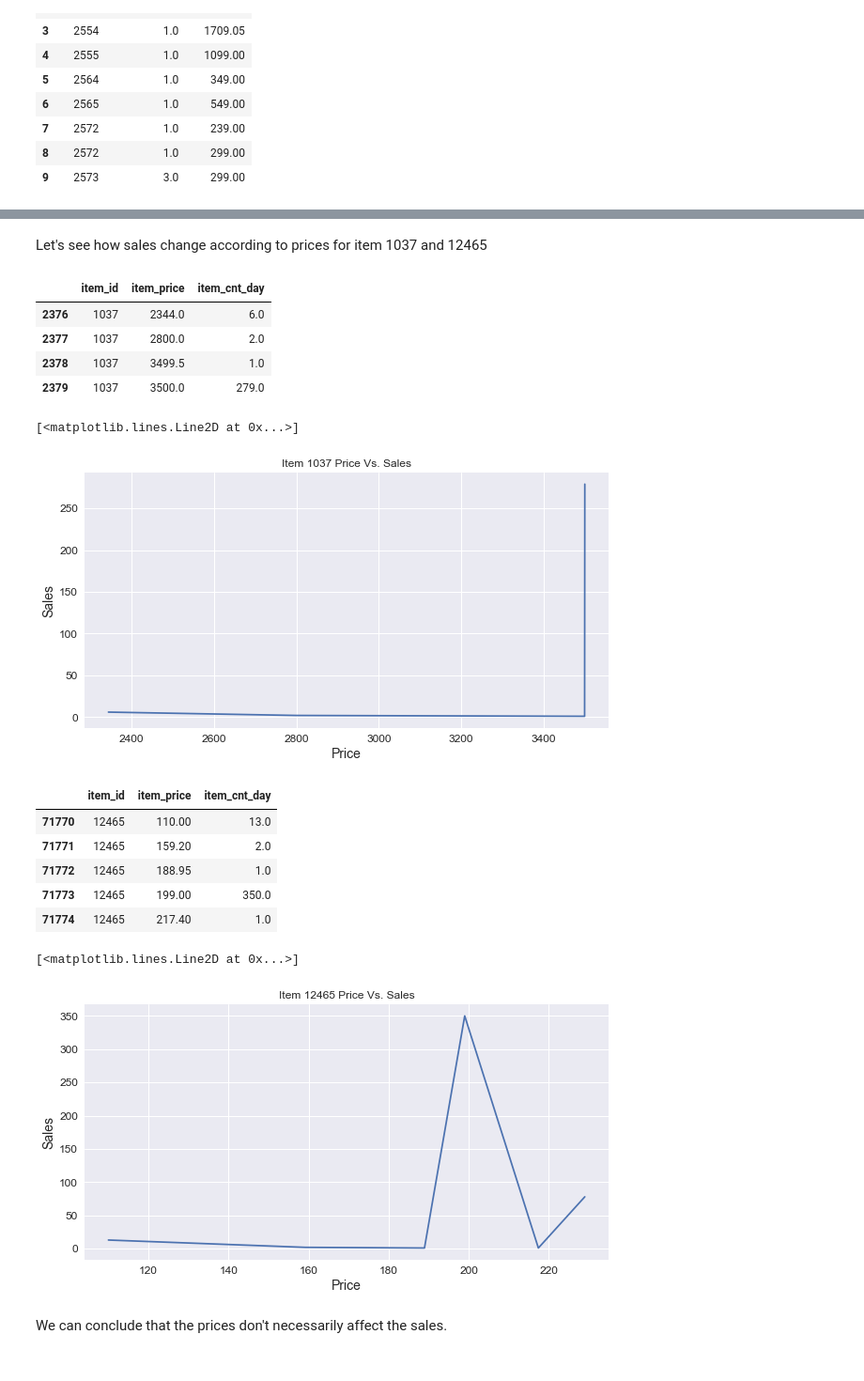
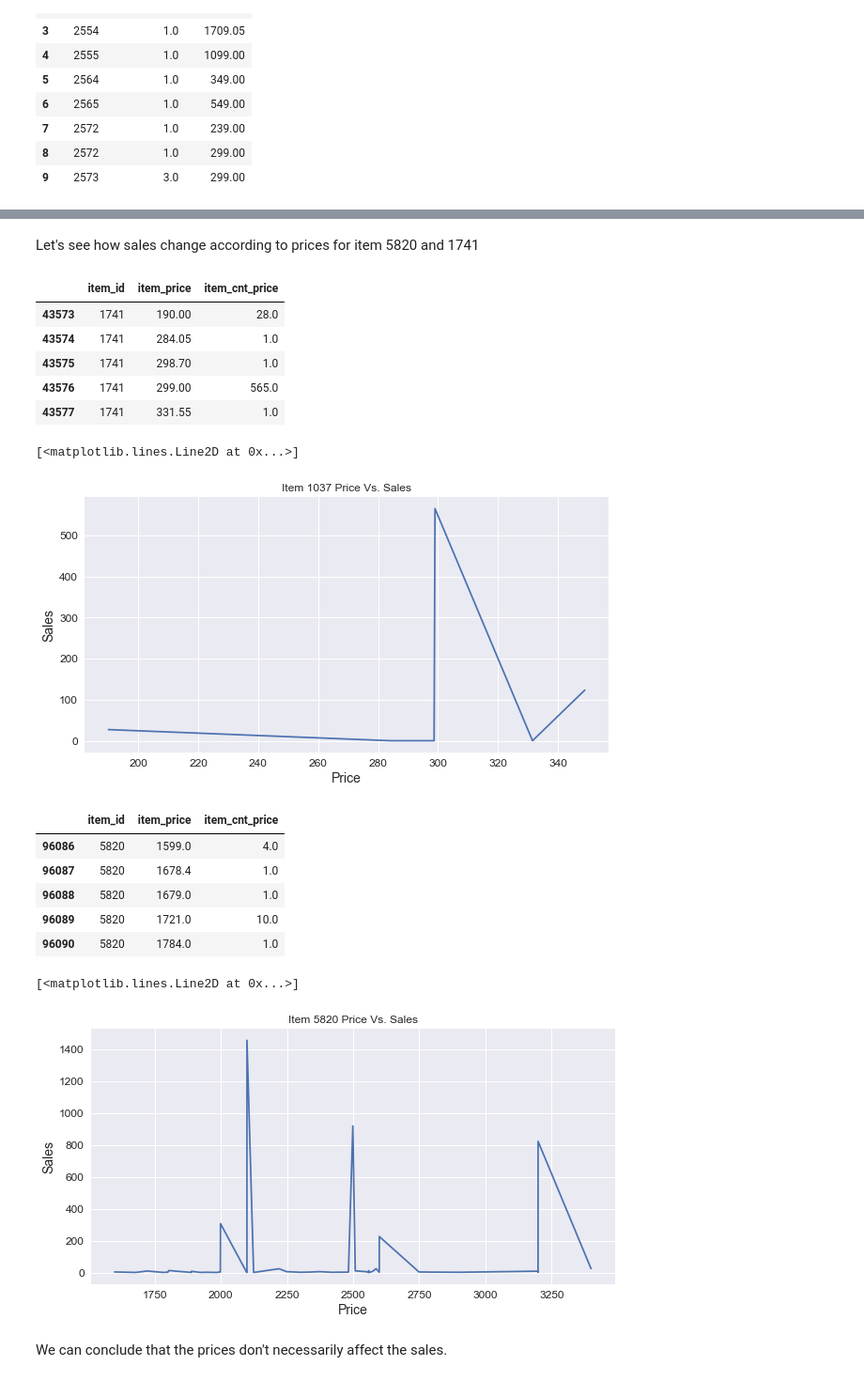
Before and after one commit to michael100824/Kaggle-Project, a Jupyter notebook: competitive-data-science-predict-future-sales/competitive-data-science-predict-future-sales.ipynb, the cells around one changed output, grey strips where cells are left out. Shown at 94% size. Saved outputs shown, nothing was run; the diff lists cells and outputs as text; code cells hidden in the pictures.

```diff
--- a/competitive-data-science-predict-future-sales/competitive-data-science-predict-future-sales.ipynb
+++ b/competitive-data-science-predict-future-sales/competitive-data-science-predict-future-sales.ipynb
@@ -200,6 +239,7 @@ Let's see how holiday affect the sales.
 # !pip install workalendar
 from workalendar.europe import Russia
 cal = Russia()
-new_train['Is_holiday'] = new_train['New_date'].apply(lambda x: cal.is_holiday(x))
-new_train.head()
+new_train['Is_holiday'] = new_train['date'].apply(lambda x: cal.is_holiday(x))
+True_False = {True: "1" ,False: "0"}
+new_train['In_holiday(binary)'] = new_train['Is_holiday'].apply(lambda x: True_False[x])
 # %% [output]
@@ -211,0 +254,6 @@ new_train.head()
+# %%
+# Convert id values to string# Convert id values
+new_train['shop_id']= new_train.shop_id.astype('str')
+new_train['item_id']= new_train.item_id.astype('str')
+
+new_train.head()
@@ -675,6 +738,6 @@ df_work3.head(10)
 | 8 | 2572 | 1.0 | 299.00 |
 | 9 | 2573 | 3.0 | 299.00 |
 # %%
-grouped_count_price = df_work3.groupby(['item_id','item_price']).agg(np.sum).reset_index()
+grouped_count_price = df_work3.groupby(['item_id','item_price']).agg(np.sum).reset_index().rename(columns = {'item_cnt_day':'item_cnt_price'})
 grouped_count_price.head(15)
 # %% [output]
@@ -697,44 +760,45 @@ grouped_count_price.head(15)
 # %% [markdown]
-Let's see how sales change according to prices for item 1037 and 12465
+Let's see how sales change according to prices for item 5820 and 1741
 # %%
-df_item1037 = grouped_count_price[grouped_count_price['item_id'] == 1037]
-df_item1037.head()
+df_item1741 = grouped_count_price[grouped_count_price['item_id'] == '1741']
+df_item1741.head()
 # %% [output]
-|  | item_id | item_price | item_cnt_day |
-| 2376 | 1037 | 2344.0 | 6.0 |
-| 2377 | 1037 | 2800.0 | 2.0 |
-| 2378 | 1037 | 3499.5 | 1.0 |
-| 2379 | 1037 | 3500.0 | 279.0 |
+|  | item_id | item_price | item_cnt_price |
+| 43573 | 1741 | 190.00 | 28.0 |
+| 43574 | 1741 | 284.05 | 1.0 |
+| 43575 | 1741 | 298.70 | 1.0 |
+| 43576 | 1741 | 299.00 | 565.0 |
+| 43577 | 1741 | 331.55 | 1.0 |
 # %%
-# plot the item 1037 price over 3 years
+# plot the item 1741 price vs sales over 3 years
 plt.figure(figsize=(10,5))
 plt.title('Item 1037 Price Vs. Sales')
 plt.xlabel('Price')
 plt.ylabel('Sales')
-plt.plot(df_item1037["item_price"],df_item1037["item_cnt_day"])
+plt.plot(df_item1741["item_price"],df_item1741["item_cnt_price"])
 # %% [output]
 [<matplotlib.lines.Line2D at 0x...>]
-[figure, old version]
+[figure, new version]
 # %%
-df_item12465 = grouped_count_price[grouped_count_price['item_id'] == 12465]
-df_item12465.head()
+df_item5820 = grouped_count_price[grouped_count_price['item_id'] == '5820']
+df_item5820.head()
 # %% [output]
-|  | item_id | item_price | item_cnt_day |
-| 71770 | 12465 | 110.00 | 13.0 |
-| 71771 | 12465 | 159.20 | 2.0 |
-| 71772 | 12465 | 188.95 | 1.0 |
-| 71773 | 12465 | 199.00 | 350.0 |
-| 71774 | 12465 | 217.40 | 1.0 |
+|  | item_id | item_price | item_cnt_price |
+| 96086 | 5820 | 1599.0 | 4.0 |
+| 96087 | 5820 | 1678.4 | 1.0 |
+| 96088 | 5820 | 1679.0 | 1.0 |
+| 96089 | 5820 | 1721.0 | 10.0 |
+| 96090 | 5820 | 1784.0 | 1.0 |
 # %%
-# plot the item 12465 price over 3 years
+# plot the item 5820 price vs sales over 3 years
 plt.figure(figsize=(10,5))
-plt.title('Item 12465 Price Vs. Sales')
+plt.title('Item 5820 Price Vs. Sales')
 plt.xlabel('Price')
 plt.ylabel('Sales')
-plt.plot(df_item12465["item_price"],df_item12465["item_cnt_day"])
+plt.plot(df_item5820["item_price"],df_item5820["item_cnt_price"])
 # %% [output]
 [<matplotlib.lines.Line2D at 0x...>]
-[figure, old version]
+[figure, new version]
 # %% [markdown]
 We can conclude that the prices don't necessarily affect the sales.
 # %% [markdown]
```
Also changed, not shown: parts of 33 cells of this notebook.
